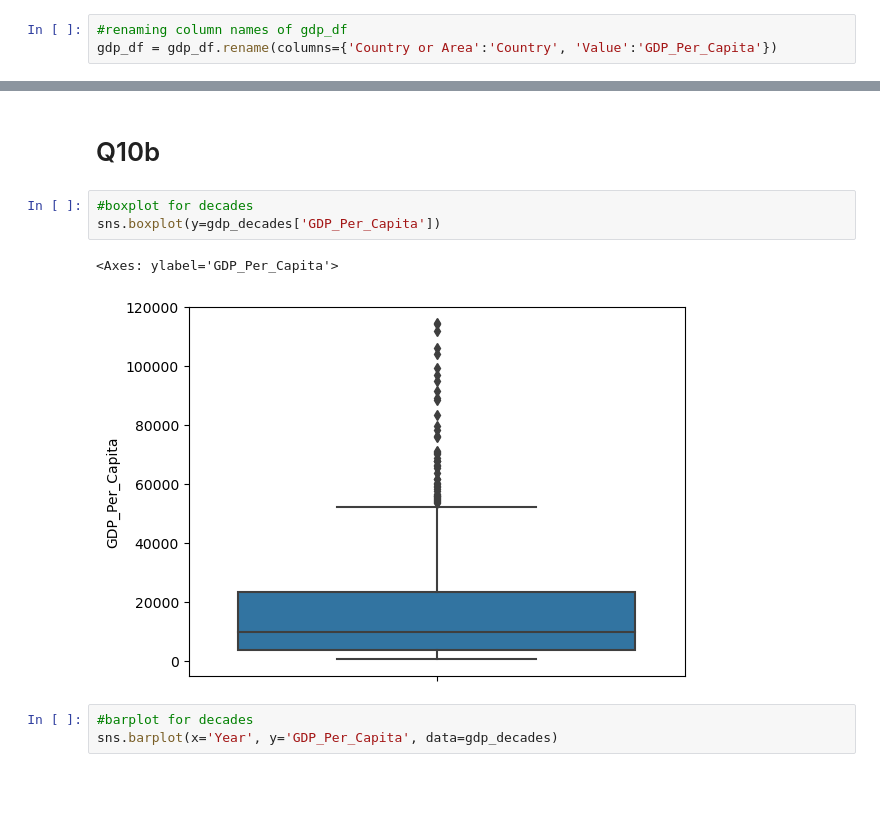
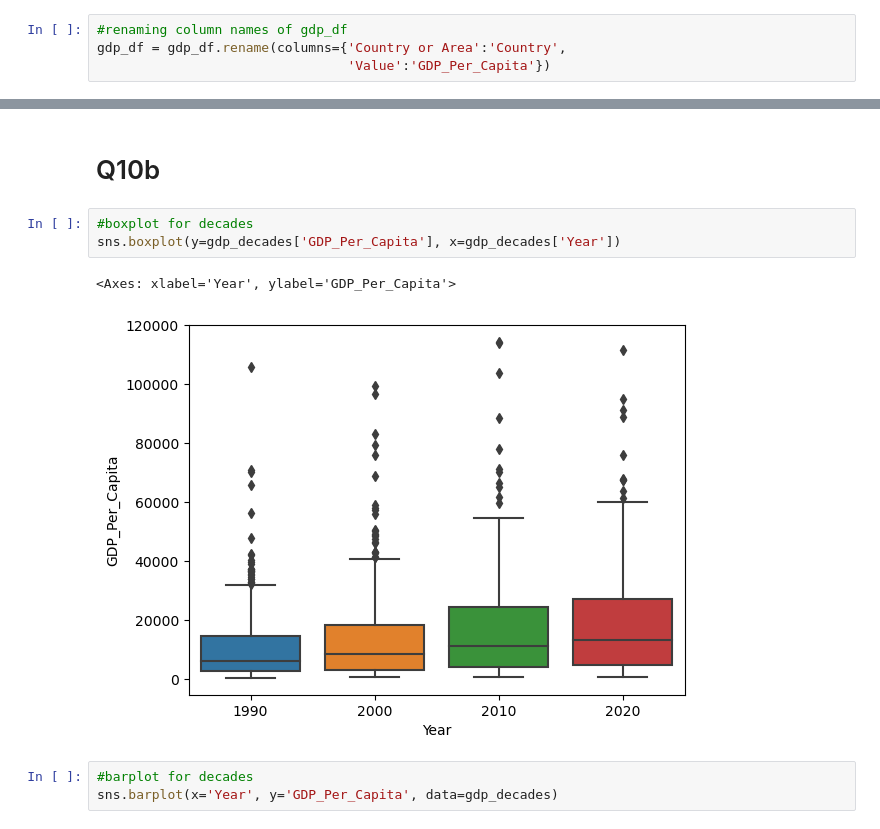
Before and after one commit to NSS-Data-Analytics-Cohort-11/undata-willisc22, a Jupyter notebook: notebook/UN_data_analysis.ipynb, the cells around one changed output, grey strips where cells are left out. Cells and saved outputs as stored; diff of their text form; blank space fills up the shorter version.

```diff
--- a/notebook/UN_data_analysis.ipynb
+++ b/notebook/UN_data_analysis.ipynb
@@ -79,7 +103,8 @@ dtype: object
 gdp_df = gdp_df.drop(columns=['Value Footnotes'])
 # %%
 #renaming column names of gdp_df
-gdp_df = gdp_df.rename(columns={'Country or Area':'Country', 'Value':'GDP_Per_Capita'})
+gdp_df = gdp_df.rename(columns={'Country or Area':'Country',
+                                'Value':'GDP_Per_Capita'})
 # %% [markdown]
 # Q7
 # %%
@@ -164,10 +211,10 @@ gdp_decades = gdp_df[(gdp_df['Year'] == 1990) | (gdp_df['Year'] == 2000) | (gdp_
 # Q10b
 # %%
 #boxplot for decades
-sns.boxplot(y=gdp_decades['GDP_Per_Capita'])
+sns.boxplot(y=gdp_decades['GDP_Per_Capita'], x=gdp_decades['Year'])
 # %% [output]
-<Axes: ylabel='GDP_Per_Capita'>
+<Axes: xlabel='Year', ylabel='GDP_Per_Capita'>
-[figure, old version]
+[figure, new version]
 # %%
 #barplot for decades
 sns.barplot(x='Year', y='GDP_Per_Capita', data=gdp_decades)
```
Also changed, not shown: parts of 40 cells of this notebook.
